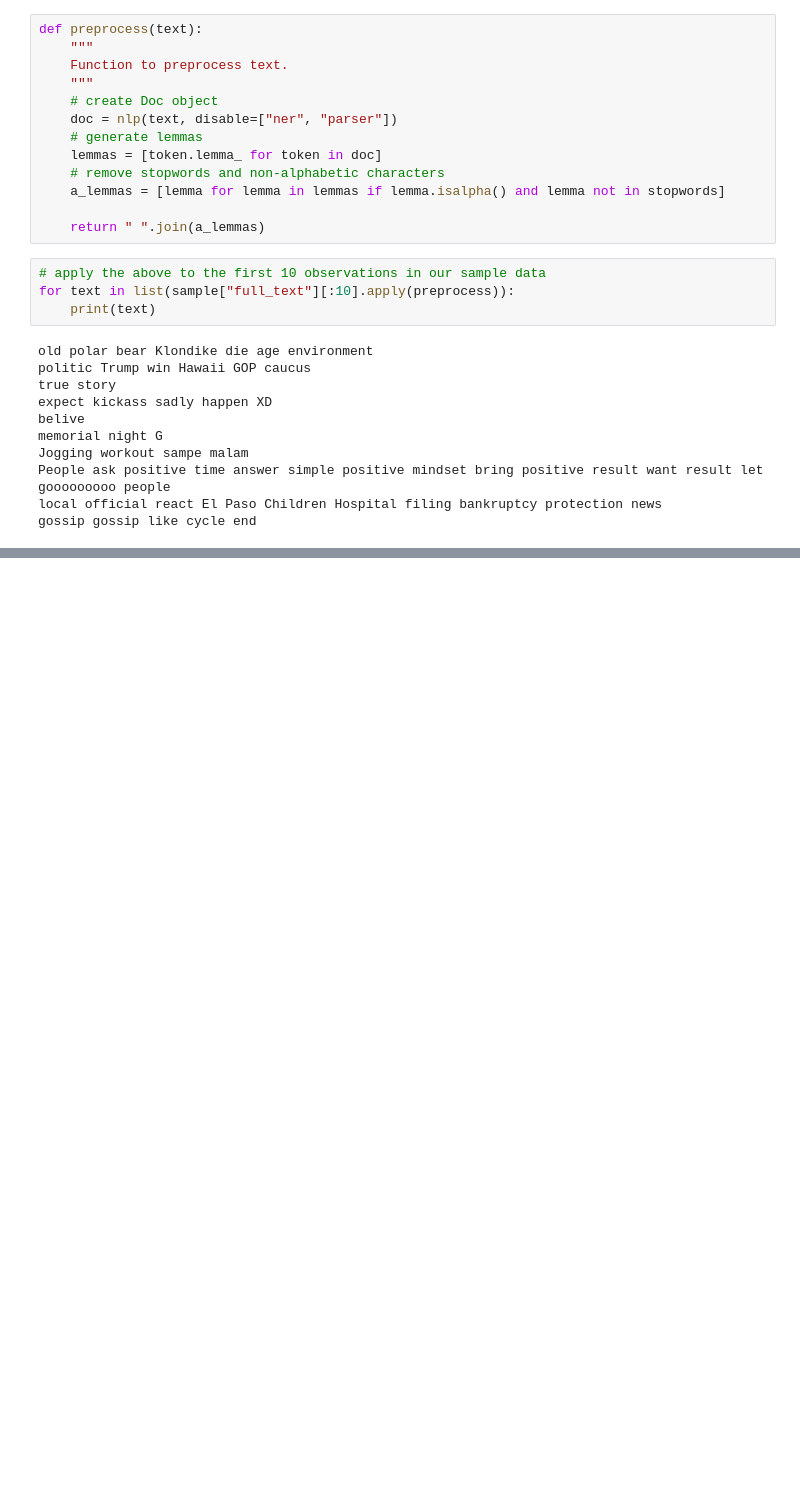
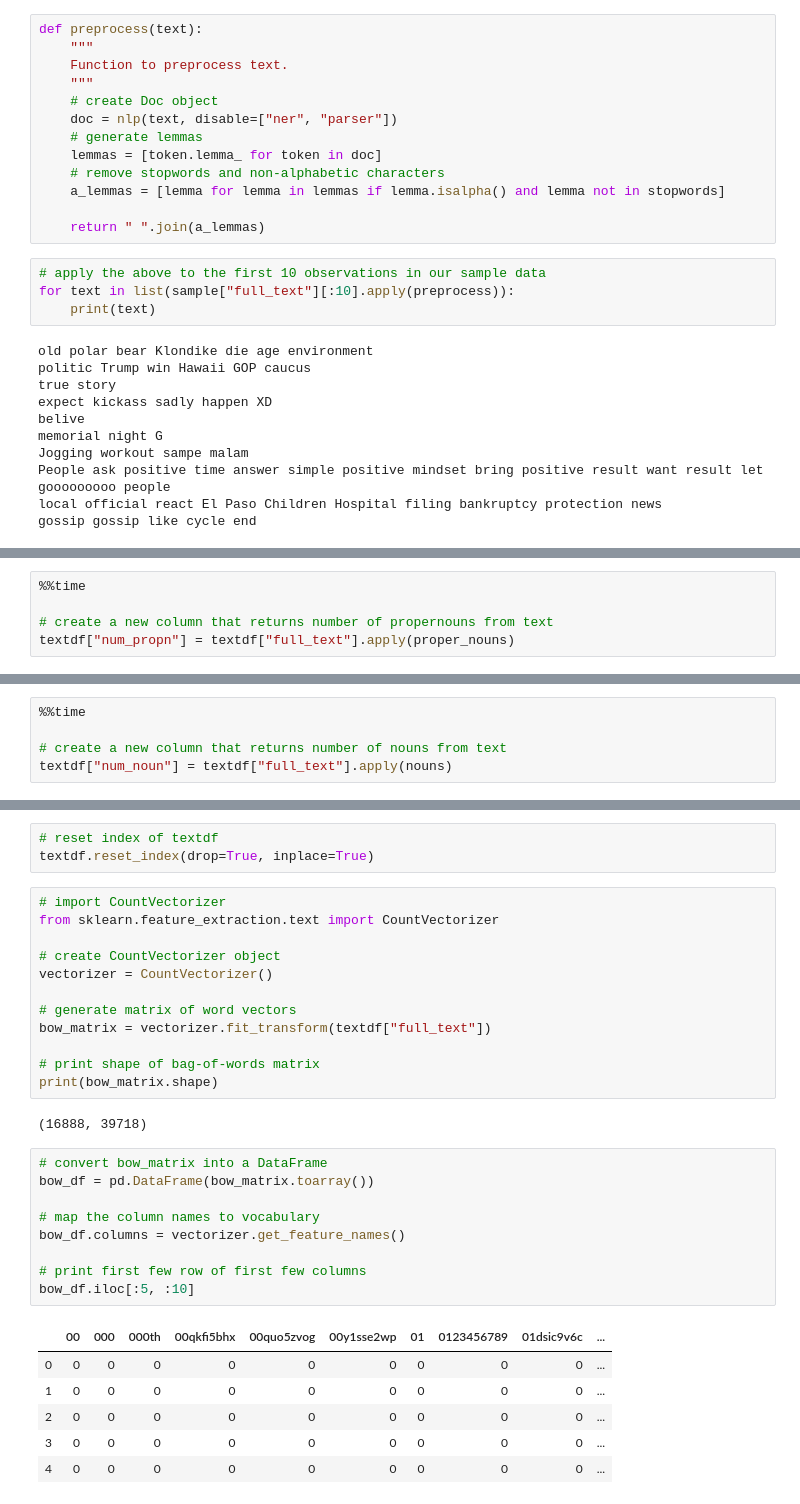
Before and after one commit to earny-joe/IRA_Twitter_Disinformation_Research, a Jupyter notebook: analysis_jan09.ipynb, the cells around one changed output, grey strips where cells are left out. Drawn from its saved outputs; the diff is of its cells as text; blank space fills up the shorter version.

```diff
--- a/analysis_jan09.ipynb
+++ b/analysis_jan09.ipynb
@@ -332,0 +394,5 @@ gossip gossip like cycle end
+# %%
+%%time
+
+# create a new column that returns number of propernouns from text
+textdf["num_propn"] = textdf["full_text"].apply(proper_nouns)
@@ -332,0 +402,5 @@ gossip gossip like cycle end
+# %%
+%%time
+
+# create a new column that returns number of nouns from text
+textdf["num_noun"] = textdf["full_text"].apply(nouns)
@@ -332,0 +472,33 @@ gossip gossip like cycle end
+# %%
+# reset index of textdf
+textdf.reset_index(drop=True, inplace=True)
+# %%
+# import CountVectorizer
+from sklearn.feature_extraction.text import CountVectorizer
+
+# create CountVectorizer object
+vectorizer = CountVectorizer()
+
+# generate matrix of word vectors
+bow_matrix = vectorizer.fit_transform(textdf["full_text"])
+
+# print shape of bag-of-words matrix
+print(bow_matrix.shape)
+# %% [output]
+(16888, 39718)
+# %%
+# convert bow_matrix into a DataFrame
+bow_df = pd.DataFrame(bow_matrix.toarray())
+
+# map the column names to vocabulary
+bow_df.columns = vectorizer.get_feature_names()
+
+# print first few row of first few columns
+bow_df.iloc[:5, :10]
+# %% [output]
+|  | 00 | 000 | 000th | 00qkfi5bhx | 00quo5zvog | 00y1sse2wp | 01 | 0123456789 | 01dsic9v6c | ... |
+| 0 | 0 | 0 | 0 | 0 | 0 | 0 | 0 | 0 | 0 | ... |
+| 1 | 0 | 0 | 0 | 0 | 0 | 0 | 0 | 0 | 0 | ... |
+| 2 | 0 | 0 | 0 | 0 | 0 | 0 | 0 | 0 | 0 | ... |
+| 3 | 0 | 0 | 0 | 0 | 0 | 0 | 0 | 0 | 0 | ... |
+| 4 | 0 | 0 | 0 | 0 | 0 | 0 | 0 | 0 | 0 | ... |
```
Also changed, not shown: parts of 31 cells of this notebook, 1 other file.
